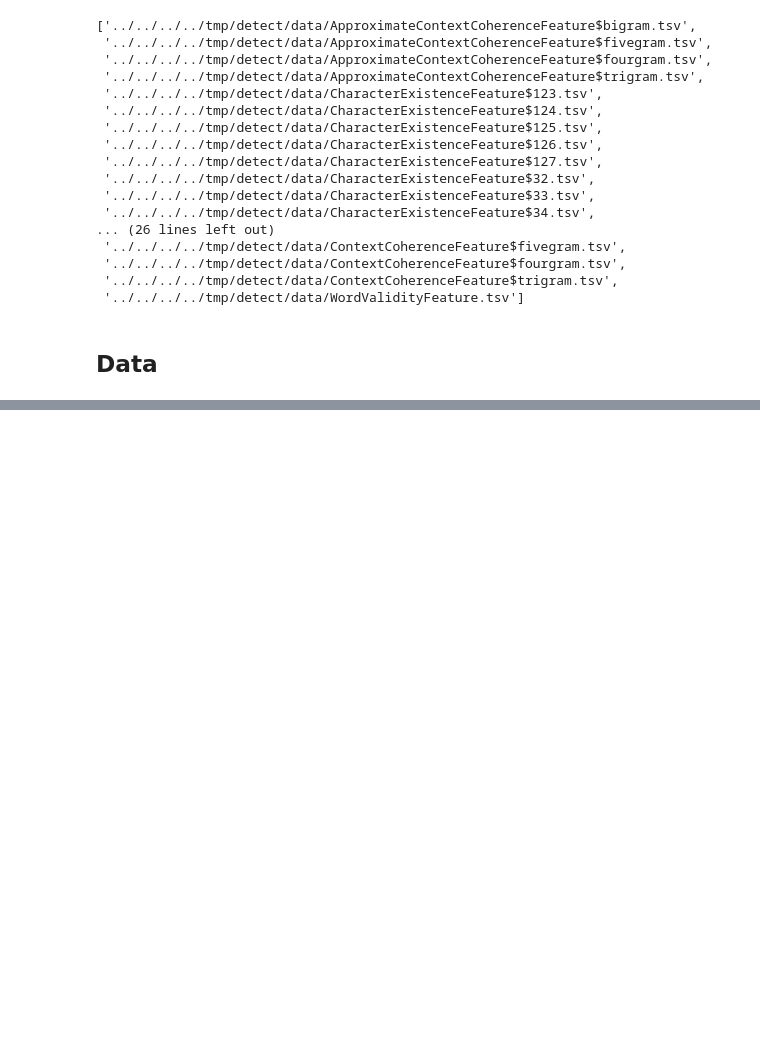
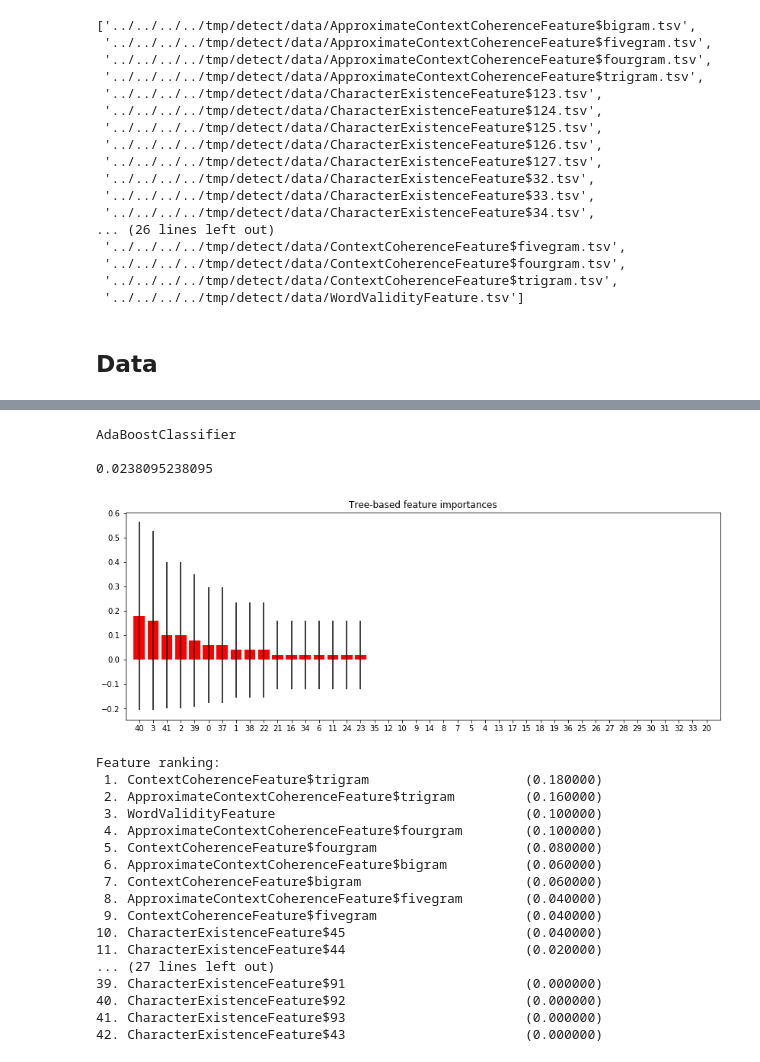
Before and after one commit to jie-mei/OCRrect, a Jupyter notebook: ocrrect-experiment/src/main/python/detect_evaluation.ipynb, the cells around one changed output, grey strips where cells are left out. Cells and saved outputs as stored; diff of their text form; code cells hidden in the pictures; blank space fills up the shorter version.

```diff
--- a/ocrrect-experiment/src/main/python/detect_evaluation.ipynb
+++ b/ocrrect-experiment/src/main/python/detect_evaluation.ipynb
@@ -120,0 +217,24 @@ DecisionTreeClassifier         0.980433
+# %%
+eval_feat_importances(get_clf('AdaBoost'))
+# %% [output]
+AdaBoostClassifier
+
+0.0238095238095
+[figure, added]
+Feature ranking:
+ 1. ContextCoherenceFeature$trigram                    (0.180000)
+ 2. ApproximateContextCoherenceFeature$trigram         (0.160000)
+ 3. WordValidityFeature                                (0.100000)
+ 4. ApproximateContextCoherenceFeature$fourgram        (0.100000)
+ 5. ContextCoherenceFeature$fourgram                   (0.080000)
+ 6. ApproximateContextCoherenceFeature$bigram          (0.060000)
+ 7. ContextCoherenceFeature$bigram                     (0.060000)
+ 8. ApproximateContextCoherenceFeature$fivegram        (0.040000)
+ 9. ContextCoherenceFeature$fivegram                   (0.040000)
+10. CharacterExistenceFeature$45                       (0.040000)
+11. CharacterExistenceFeature$44                       (0.020000)
+... (27 lines left out)
+39. CharacterExistenceFeature$91                       (0.000000)
+40. CharacterExistenceFeature$92                       (0.000000)
+41. CharacterExistenceFeature$93                       (0.000000)
+42. CharacterExistenceFeature$43                       (0.000000)
```
Also changed, not shown: parts of 17 cells of this notebook.
